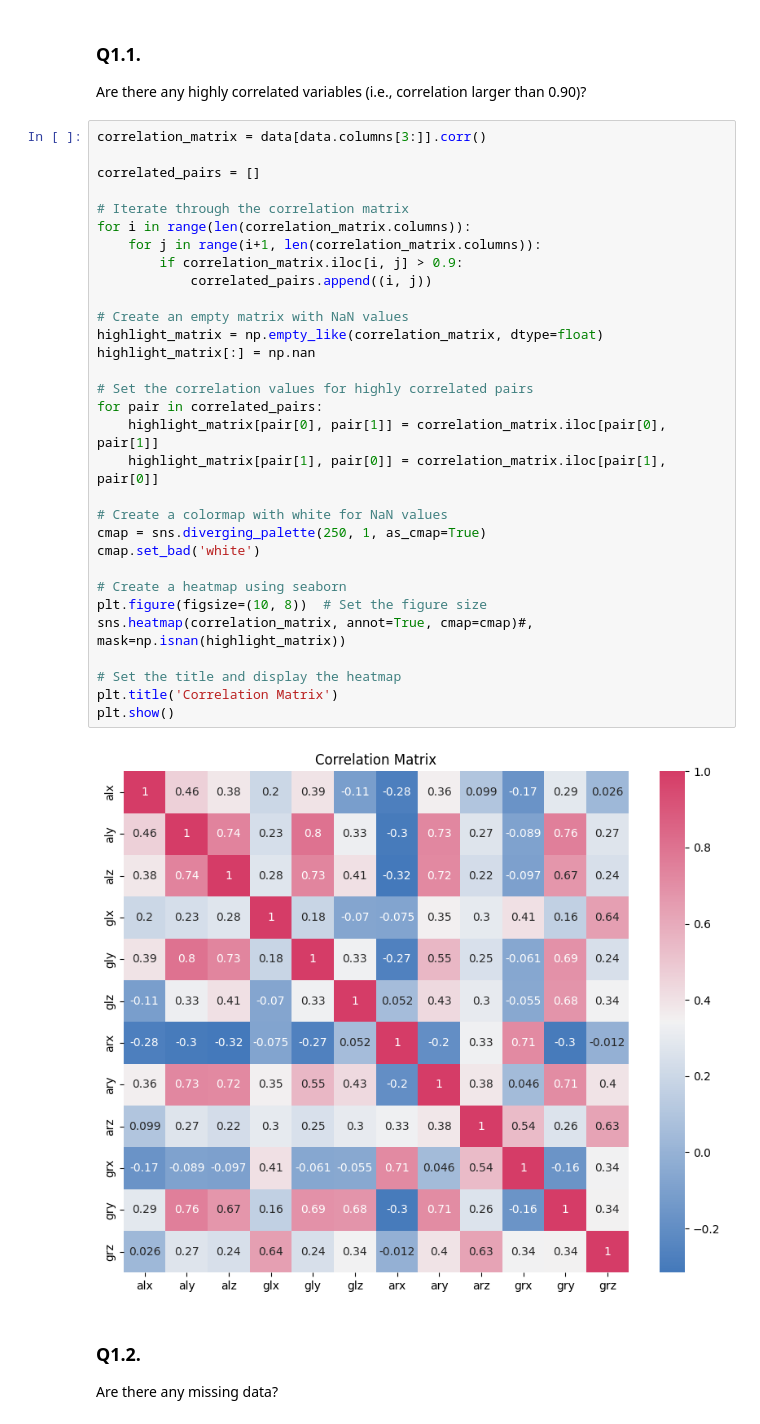
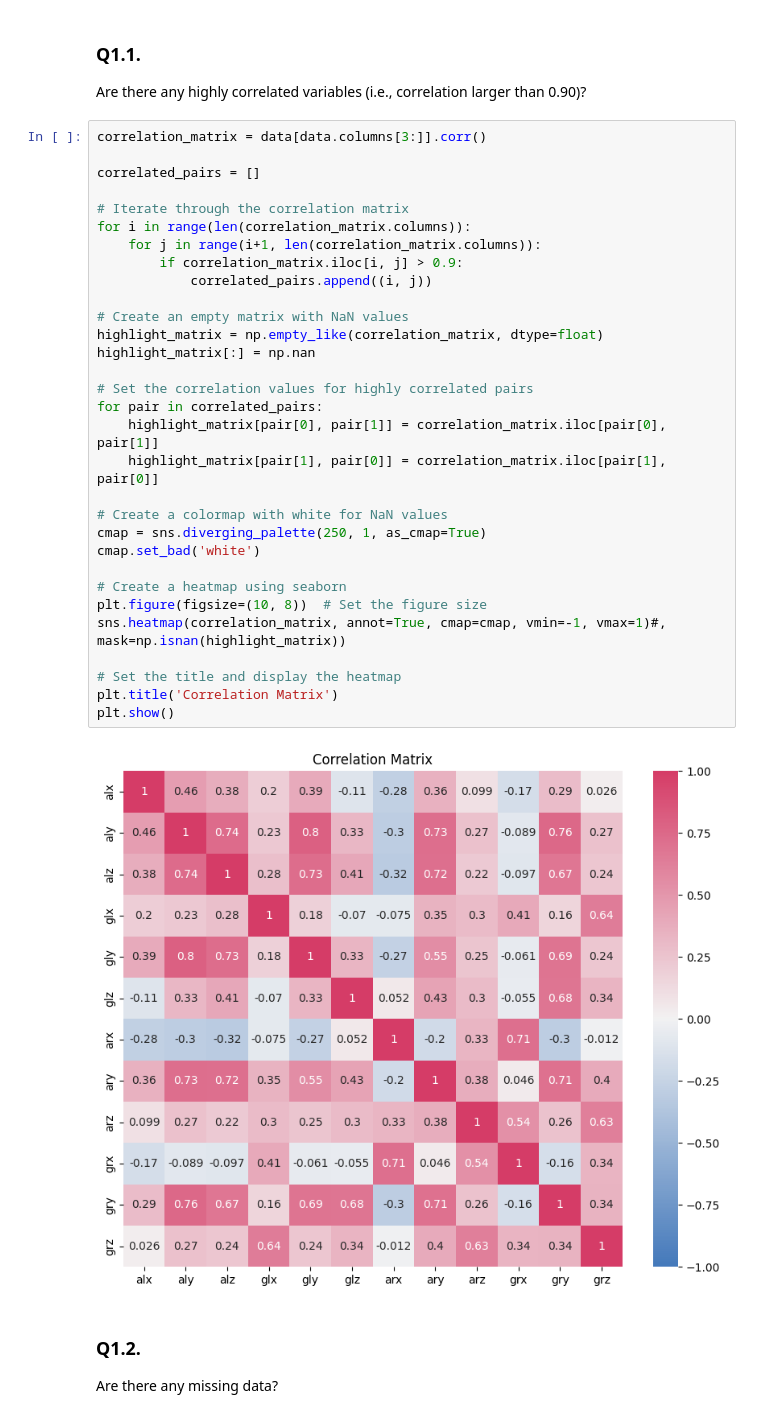
Before and after one commit to jespervh19/8CC00Code, a Jupyter notebook: Assignment2/MGPStoorvogel_notebook.ipynb, the cells around one changed output. Drawn from its saved outputs; the diff is of its cells as text.

```diff
--- a/Assignment2/MGPStoorvogel_notebook.ipynb
+++ b/Assignment2/MGPStoorvogel_notebook.ipynb
@@ -25,35 +25,35 @@ Are there any highly correlated variables (i.e., correlation larger than 0.90)?
 correlation_matrix = data[data.columns[3:]].corr()
 
 correlated_pairs = []
 
 # Iterate through the correlation matrix
 for i in range(len(correlation_matrix.columns)):
     for j in range(i+1, len(correlation_matrix.columns)):
         if correlation_matrix.iloc[i, j] > 0.9:
             correlated_pairs.append((i, j))
 
 # Create an empty matrix with NaN values
 highlight_matrix = np.empty_like(correlation_matrix, dtype=float)
 highlight_matrix[:] = np.nan
 
 # Set the correlation values for highly correlated pairs
 for pair in correlated_pairs:
     highlight_matrix[pair[0], pair[1]] = correlation_matrix.iloc[pair[0], pair[1]]
     highlight_matrix[pair[1], pair[0]] = correlation_matrix.iloc[pair[1], pair[0]]
 
 # Create a colormap with white for NaN values
 cmap = sns.diverging_palette(250, 1, as_cmap=True)
 cmap.set_bad('white')
 
 # Create a heatmap using seaborn
 plt.figure(figsize=(10, 8))  # Set the figure size
-sns.heatmap(correlation_matrix, annot=True, cmap=cmap)#, mask=np.isnan(highlight_matrix))
+sns.heatmap(correlation_matrix, annot=True, cmap=cmap, vmin=-1, vmax=1)#, mask=np.isnan(highlight_matrix))
 
 # Set the title and display the heatmap
 plt.title('Correlation Matrix')
 plt.show()
 # %% [output]
-[figure, old version]
+[figure, new version]
 # %% [markdown]
 ### Q1.2.
 Are there any missing data?
```
Also changed, not shown: parts of 9 cells of this notebook, 7 other files.
